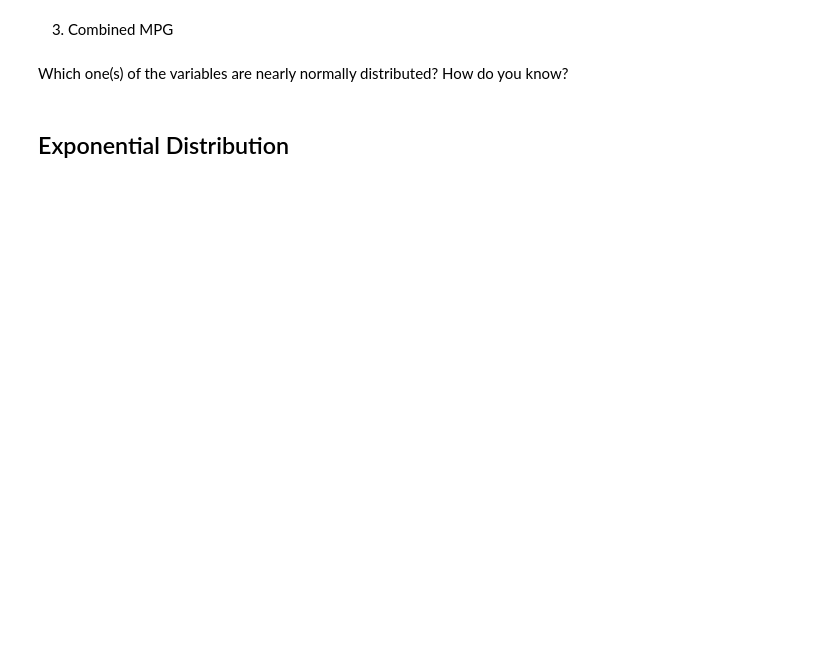
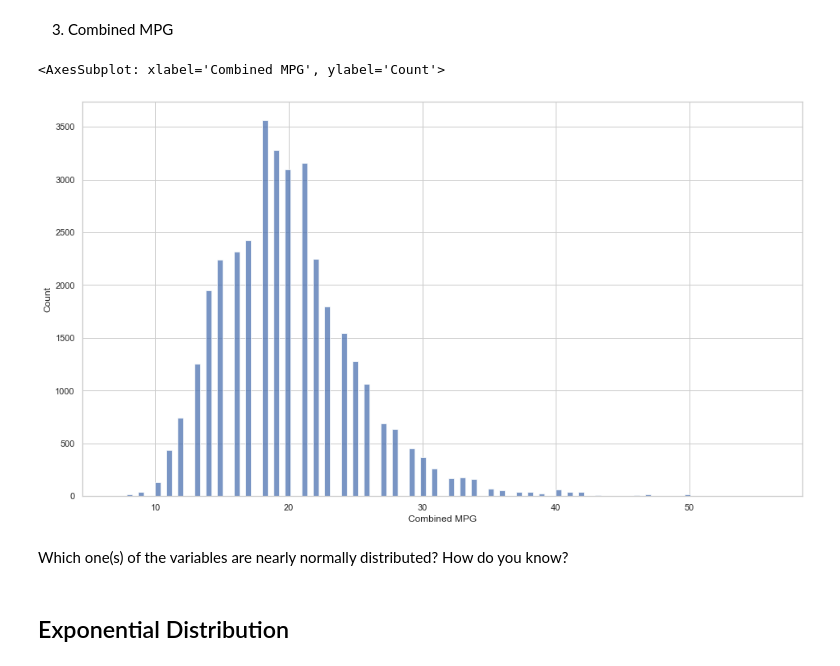
Before and after one commit to Ironhack-data-bcn-january-2023/lab-continuous-probability-distributions, a Jupyter notebook: your-code/main.ipynb, the cells around one changed output. Saved outputs shown, nothing was run; the diff lists cells and outputs as text; code cells hidden in the pictures; blank space fills up the shorter version.

```diff
--- a/your-code/main.ipynb
+++ b/your-code/main.ipynb
@@ -189,2 +201,7 @@ def realdata ()
+# %%
+realdata_norm("Combined MPG")
+# %% [output]
+<AxesSubplot: xlabel='Combined MPG', ylabel='Count'>
+[figure, added]
 # %% [markdown]
 Which one(s) of the variables are nearly normally distributed? How do you know?
```
Also changed, not shown: parts of 14 cells of this notebook.
